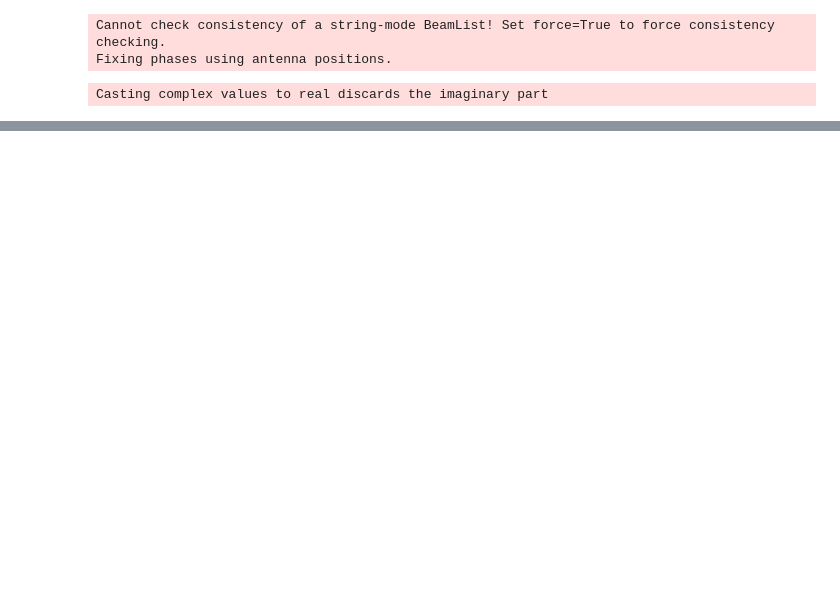
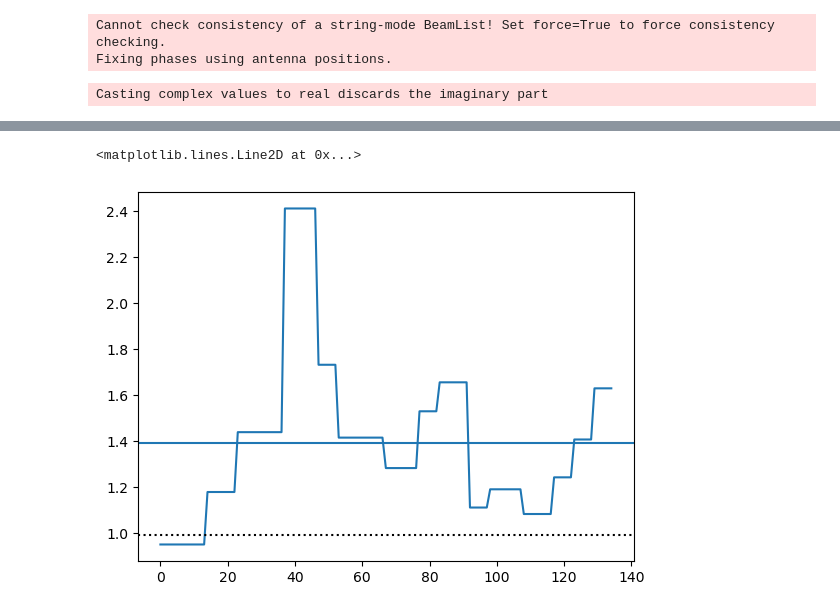
Before and after one commit to r-pascua/corrcal, a Jupyter notebook: docs/tutorials/Diffuse with Airy Beam.ipynb, the cells around one changed output, grey strips where cells are left out. Cells and saved outputs as stored; diff of their text form; code cells hidden in the pictures; blank space fills up the shorter version.

```diff
--- a/docs/tutorials/Diffuse with Airy Beam.ipynb
+++ b/docs/tutorials/Diffuse with Airy Beam.ipynb
@@ -457,0 +468,11 @@ nll(result.x/scale, cov, data, phs_norm_fac=np.inf)
+# %%
+plt.plot(np.power(diff_var/data_var, 0.25))
+plt.axhline(bias, color='k', ls=':')
+group_sizes = np.zeros(diff_var.size)
+for start, stop in zip(edges, edges[1:]):
+    n_ants = len(set(ant_1_array[start:stop]).union(ant_2_array[start:stop]))
+    group_sizes[start:stop] = n_ants
+plt.axhline(np.average(np.power(diff_var/data_var, 0.25), weights=group_sizes))
+# %% [output]
+<matplotlib.lines.Line2D at 0x...>
+[figure, added]
```
Also changed, not shown: parts of 9 cells of this notebook, 2 other files.
